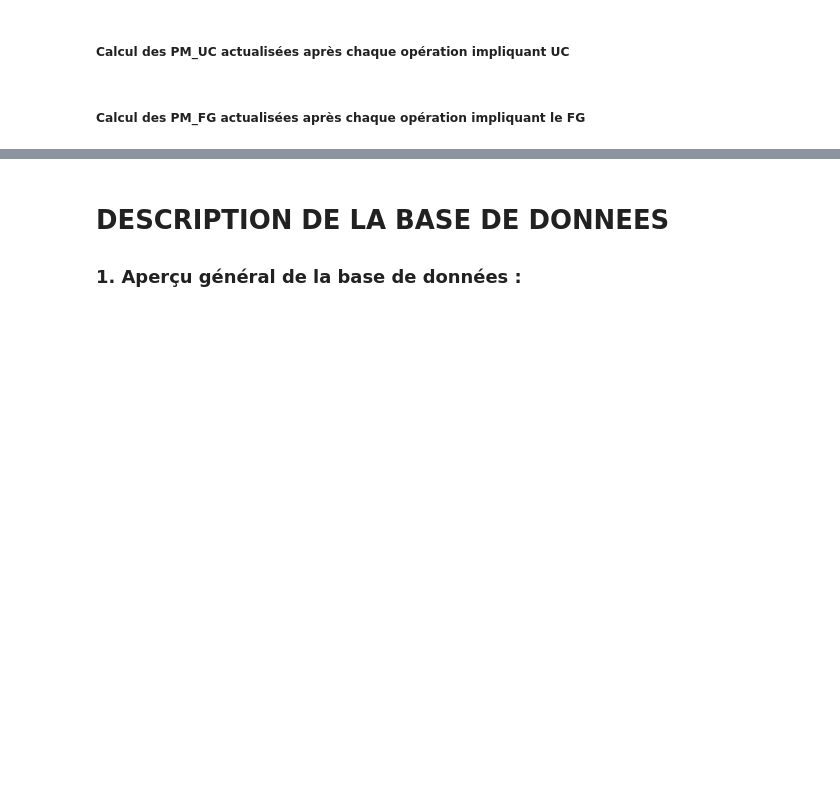
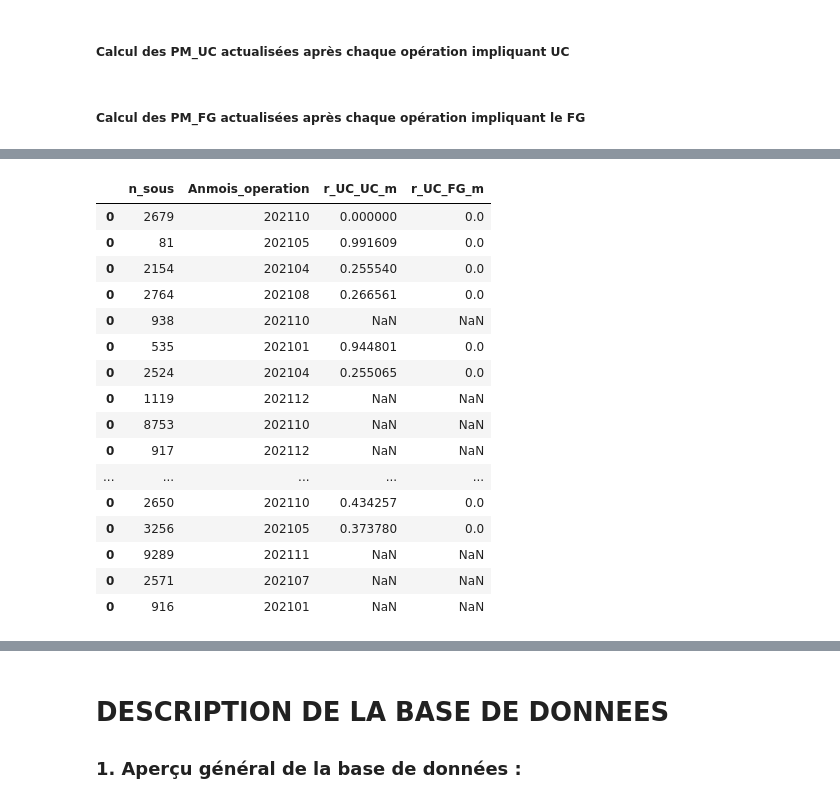
Before and after one commit to afonkou01/Arbitrage_Vie_BNP_Cardif, a Jupyter notebook: Avancement notebook - BNP Cardif_26_01_2024.ipynb, the cells around one changed output, grey strips where cells are left out. Drawn from its saved outputs; the diff is of its cells as text; code cells hidden in the pictures; blank space fills up the shorter version.

```diff
--- a/Avancement notebook - BNP Cardif_26_01_2024.ipynb
+++ b/Avancement notebook - BNP Cardif_26_01_2024.ipynb
@@ -202,3 +242,23 @@ for (contrat, date), groupe in base_operation_regroupee_MultiS_UCp:
+# %%
+taux_mensuels_2.sample(60)
+# %% [output]
+|  | n_sous | Anmois_operation | r_UC_UC_m | r_UC_FG_m |
+| 0 | 2679 | 202110 | 0.000000 | 0.0 |
+| 0 | 81 | 202105 | 0.991609 | 0.0 |
+| 0 | 2154 | 202104 | 0.255540 | 0.0 |
+| 0 | 2764 | 202108 | 0.266561 | 0.0 |
+| 0 | 938 | 202110 | NaN | NaN |
+| 0 | 535 | 202101 | 0.944801 | 0.0 |
+| 0 | 2524 | 202104 | 0.255065 | 0.0 |
+| 0 | 1119 | 202112 | NaN | NaN |
+| 0 | 8753 | 202110 | NaN | NaN |
+| 0 | 917 | 202112 | NaN | NaN |
+| ... | ... | ... | ... | ... |
+| 0 | 2650 | 202110 | 0.434257 | 0.0 |
+| 0 | 3256 | 202105 | 0.373780 | 0.0 |
+| 0 | 9289 | 202111 | NaN | NaN |
+| 0 | 2571 | 202107 | NaN | NaN |
+| 0 | 916 | 202101 | NaN | NaN |
 # %%
 base_arbitrage_FG[['n_sous','Anmois_operation', 'operation', 'PM_FG','montant_corr','PM_FG_actualisee', 'r_FG']].head(5)
 # %% [output]
```
Also changed, not shown: parts of 8 cells of this notebook.
